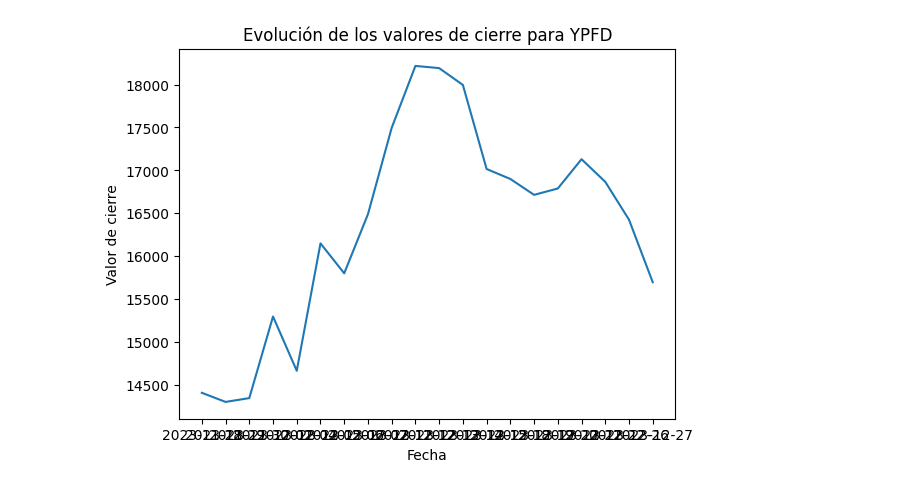
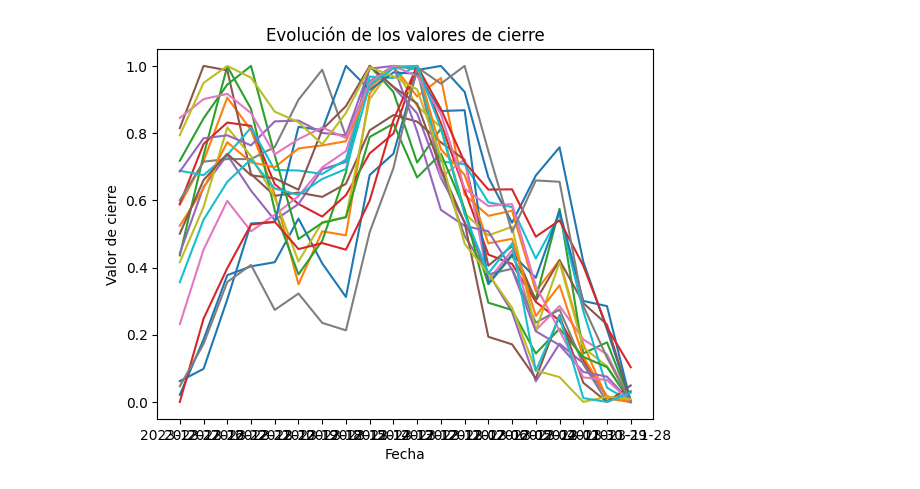
Before and after one commit to lmbibbo/aiInvest, a Jupyter notebook: main.ipynb, the cells around one changed output. Drawn from its saved outputs; the diff is of its cells as text; code cells hidden in the pictures.

Commit message:
Con valores Normalizados

```diff
--- a/main.ipynb
+++ b/main.ipynb
@@ -1,6 +1,7 @@
 # %%
 #Main File
-from utilities import read_data
+from utilities import *
 file = 'data/series_historicas_28122023031036.csv'
 
 df = read_data(file)
+df = convertir(df)
@@ -11,15 +12,15 @@ import matplotlib.pyplot as plt
 # %%
-import numpy as np
-import pandas as pd
-grupo_YPFD = grupos_por_simbolo.get_group('YPFD').sort_values(by='FECHA', ascending=True)
+grupos_por_simbolo = df.groupby('SIMBOLO')
+df = pd.DataFrame()
 
-# Graficar la evolución de los valores de 'cierre' en función de 'FECHA'
-plt.plot(grupo_YPFD['FECHA'], grupo_YPFD['CIERRE'].str.replace(',','.').astype(float))
+for clave_grupo in grupos_por_simbolo.groups.keys():
+    df=normalizar(grupos_por_simbolo.get_group(clave_grupo))
+    plt.plot(df['FECHA'], df['CIERRE_N'])
 
 plt.xlabel('Fecha')
 plt.ylabel('Valor de cierre')
-plt.title('Evolución de los valores de cierre para YPFD')
+plt.title('Evolución de los valores de cierre')
 
 plt.show()
 # %% [output]
-[figure, old version]
+[figure, new version]
```
Also changed, not shown: parts of 3 cells of this notebook, 1 other file.
